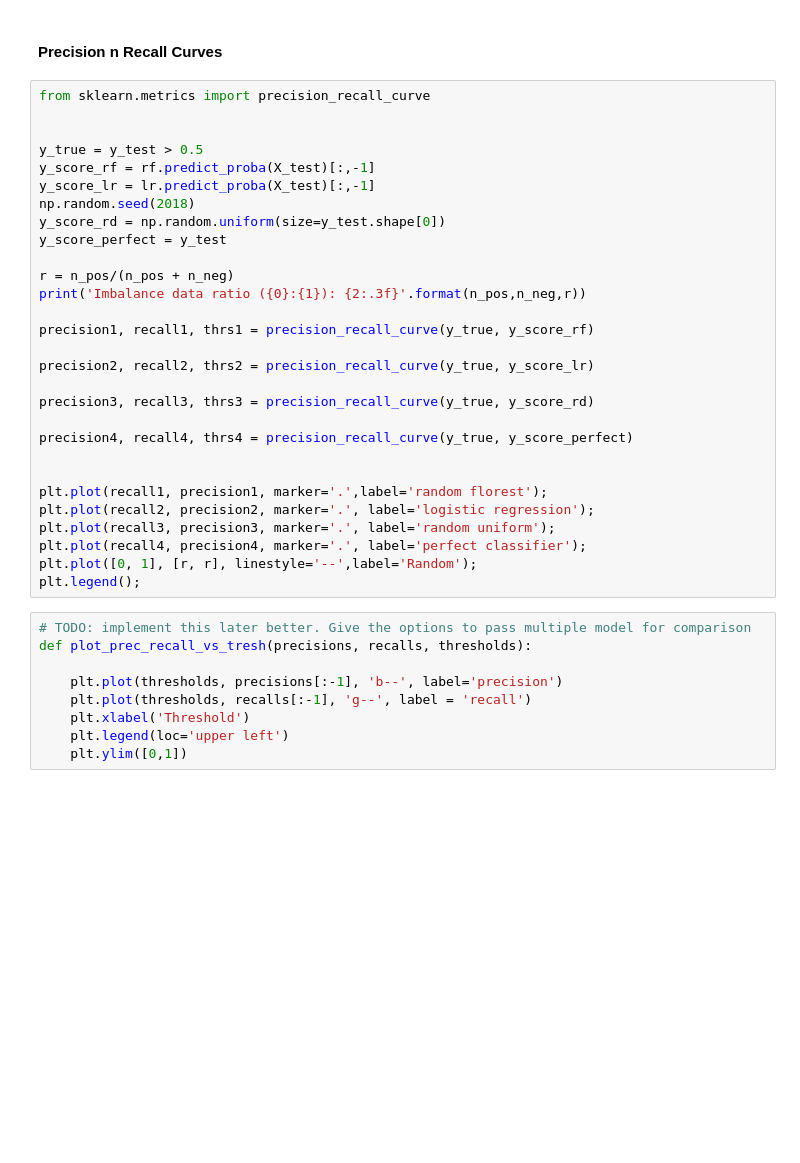
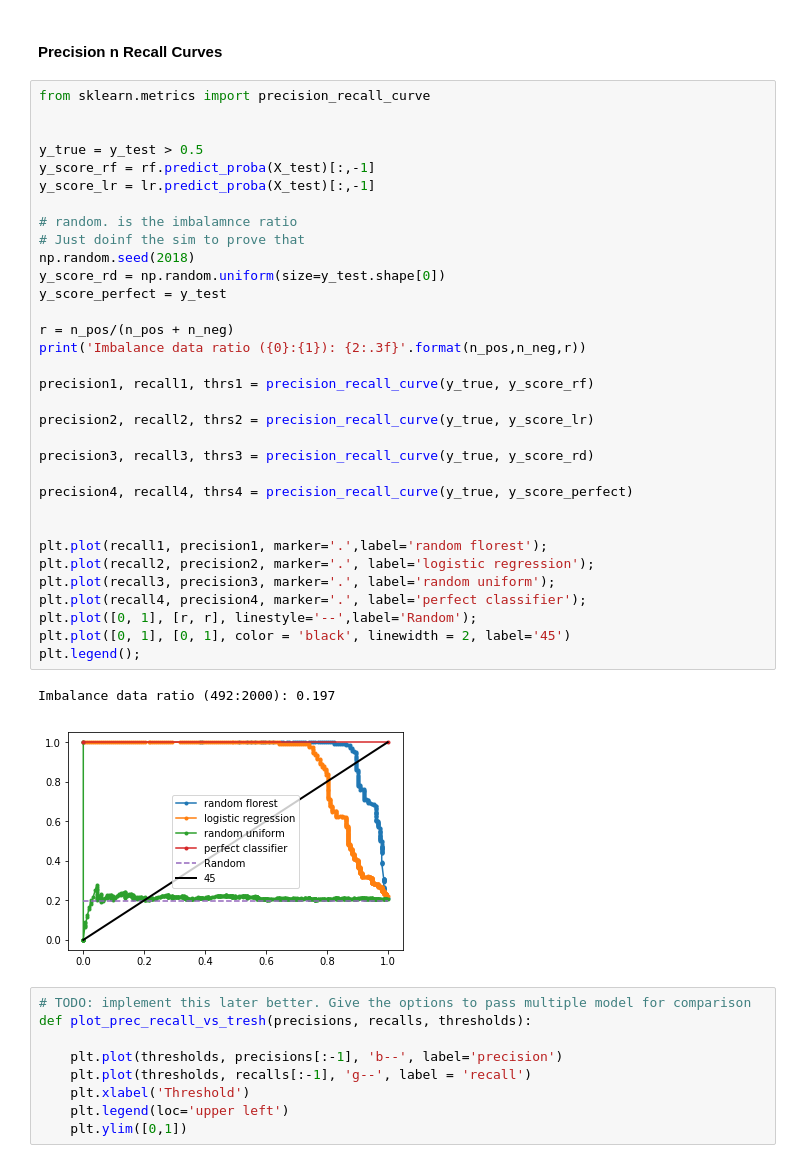
Before and after one commit to leandroohf/ds_pragmatic_programming, a Jupyter notebook: ds_pragmatic_programming_modelling.ipynb, the cells around one changed output. Cells and saved outputs as stored; diff of their text form; blank space fills up the shorter version.

```diff
--- a/ds_pragmatic_programming_modelling.ipynb
+++ b/ds_pragmatic_programming_modelling.ipynb
@@ -282,32 +336,39 @@ lr = LogisticRegression().fit(X_train, y_train)
 # %%
 from sklearn.metrics import precision_recall_curve
 
 
 y_true = y_test > 0.5
 y_score_rf = rf.predict_proba(X_test)[:,-1]
 y_score_lr = lr.predict_proba(X_test)[:,-1]
+
+# random. is the imbalamnce ratio
+# Just doinf the sim to prove that
 np.random.seed(2018)
 y_score_rd = np.random.uniform(size=y_test.shape[0])
 y_score_perfect = y_test
 
 r = n_pos/(n_pos + n_neg)
 print('Imbalance data ratio ({0}:{1}): {2:.3f}'.format(n_pos,n_neg,r))
 
 precision1, recall1, thrs1 = precision_recall_curve(y_true, y_score_rf)
 
 precision2, recall2, thrs2 = precision_recall_curve(y_true, y_score_lr)
 
 precision3, recall3, thrs3 = precision_recall_curve(y_true, y_score_rd)
 
 precision4, recall4, thrs4 = precision_recall_curve(y_true, y_score_perfect)
 
 
 plt.plot(recall1, precision1, marker='.',label='random florest');
 plt.plot(recall2, precision2, marker='.', label='logistic regression');
 plt.plot(recall3, precision3, marker='.', label='random uniform');
 plt.plot(recall4, precision4, marker='.', label='perfect classifier');
 plt.plot([0, 1], [r, r], linestyle='--',label='Random');
+plt.plot([0, 1], [0, 1], color = 'black', linewidth = 2, label='45')
 plt.legend();
+# %% [output]
+Imbalance data ratio (492:2000): 0.197
+[figure, added]
 # %%
 # TODO: implement this later better. Give the options to pass multiple model for comparison
 def plot_prec_recall_vs_tresh(precisions, recalls, thresholds):
```
Also changed, not shown: parts of 8 cells of this notebook, 4 other files.
